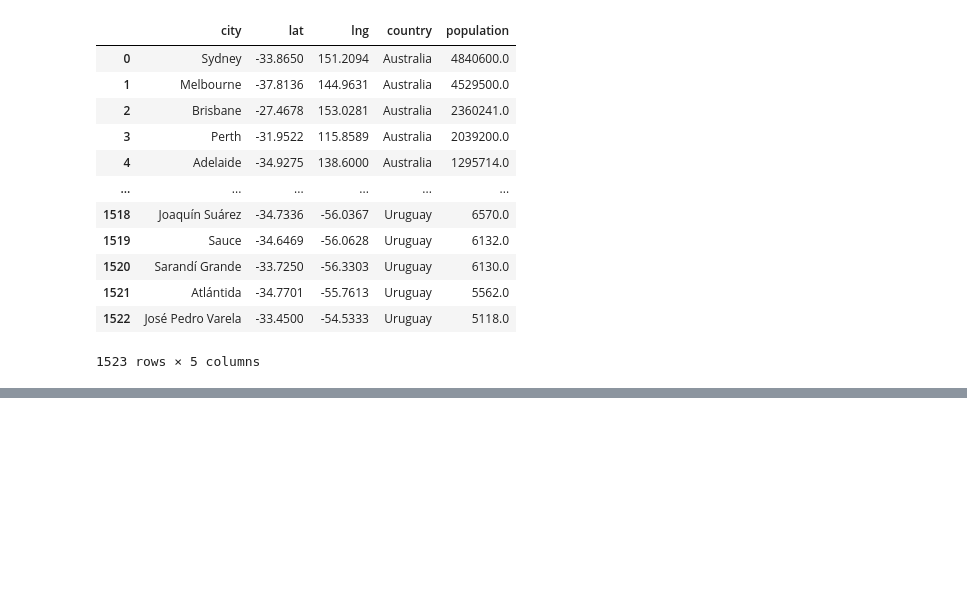
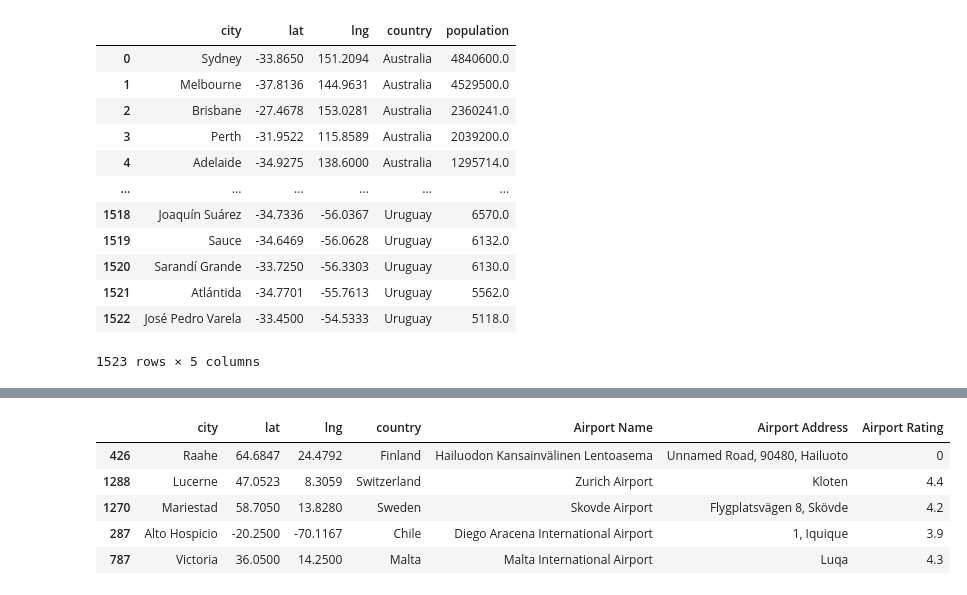
Before and after one commit to zwcrowley/Project_2_ETL_KPflugi_ZCrowley, a Jupyter notebook: zack_api_etl_proj2.ipynb, the cells around one changed output, grey strips where cells are left out. Cells and saved outputs as stored; diff of their text form; code cells hidden in the pictures; blank space fills up the shorter version.

```diff
--- a/zack_api_etl_proj2.ipynb
+++ b/zack_api_etl_proj2.ipynb
@@ -147,0 +177,49 @@ top_cities_data_df
+# %%
+# Google Places API Call
+# params dictionary to update each iteration
+params = {
+    "radius": 50000,
+    "types": "airport",
+    "keyword": "international airport",
+    "key": gkey
+}
+
+# Use the lat/lng we recovered to identify airports
+for index, row in pract_tourist_data_df.iterrows():
+    # get lat, lng from df
+    lat = row["lat"]
+    lng = row["lng"]
+
+    # change location each iteration while leaving original params in place
+    params["location"] = f"{lat},{lng}"
+
+    # Use the search term: "International Airport" and our lat/lng
+    base_url = "https://maps.googleapis.com/maps/api/place/nearbysearch/json"
+
+    # make request and print url
+    name_address = requests.get(base_url, params=params)
+
+#     print the name_address url, avoid doing for public github repos in order to avoid exposing key
+#     print(name_address.url)
+
+    # convert to json
+    name_address = name_address.json()
+    # print(json.dumps(name_address, indent=4, sort_keys=True))
+
+    # Since some data may be missing we incorporate a try-except to skip any that are missing a data point.
+    try:
+        pract_tourist_data_df.loc[index, "Airport Name"] = name_address["results"][0]["name"]
+        pract_tourist_data_df.loc[index, "Airport Address"] = name_address["results"][0]["vicinity"]
+        pract_tourist_data_df.loc[index, "Airport Rating"] = name_address["results"][0]["rating"]
+    except (KeyError, IndexError):
+        print("Missing field/result... skipping.")
+# %%
+# Check the data:
+pract_tourist_data_df
+# %% [output]
+|  | city | lat | lng | country | Airport Name | Airport Address | Airport Rating |
+| 426 | Raahe | 64.6847 | 24.4792 | Finland | Hailuodon Kansainvälinen Lentoasema | Unnamed Road, 90480, Hailuoto | 0 |
+| 1288 | Lucerne | 47.0523 | 8.3059 | Switzerland | Zurich Airport | Kloten | 4.4 |
+| 1270 | Mariestad | 58.7050 | 13.8280 | Sweden | Skovde Airport | Flygplatsvägen 8, Skövde | 4.2 |
+| 287 | Alto Hospicio | -20.2500 | -70.1167 | Chile | Diego Aracena International Airport | 1, Iquique | 3.9 |
+| 787 | Victoria | 36.0500 | 14.2500 | Malta | Malta International Airport | Luqa | 4.3 |
```
Also changed, not shown: parts of 6 cells of this notebook, 2 other files.
